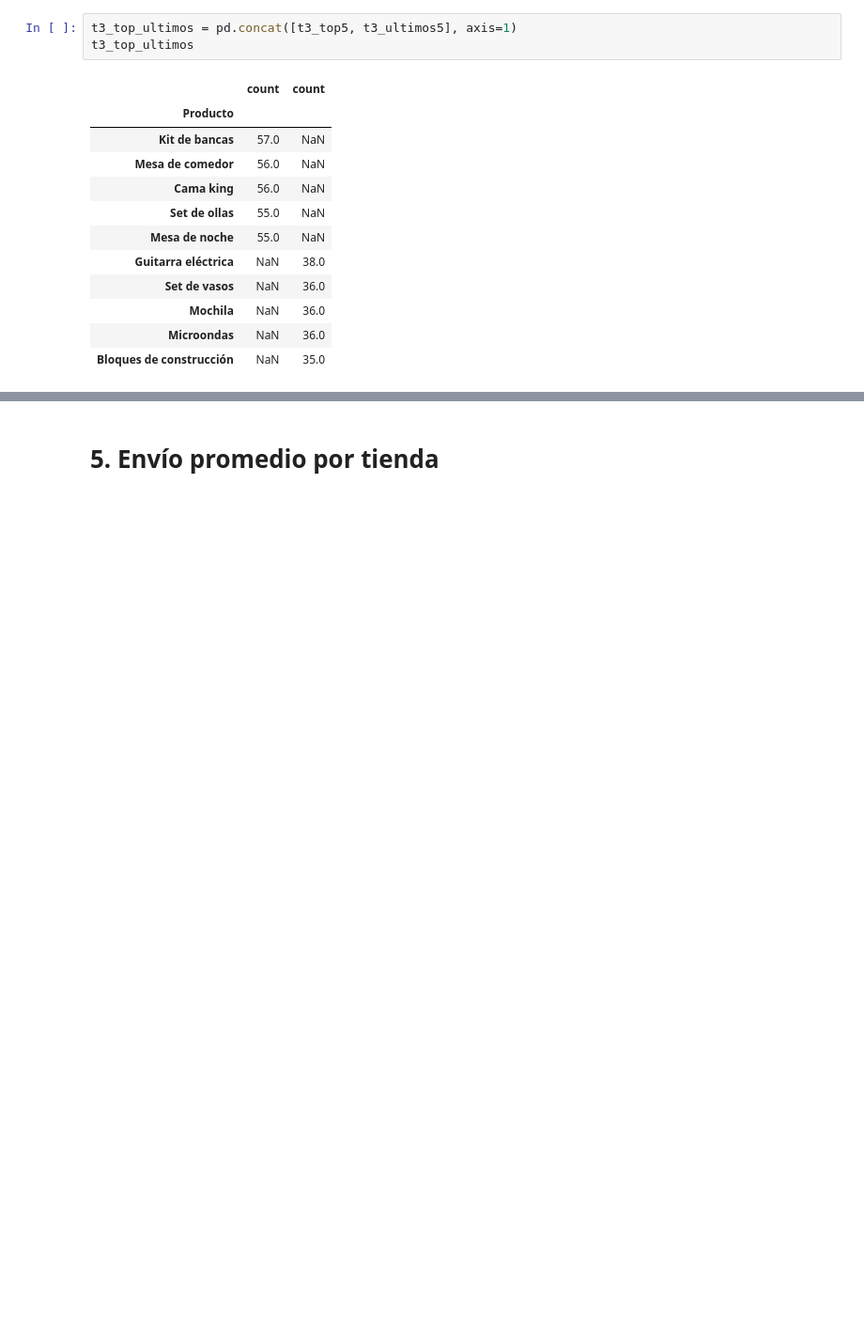
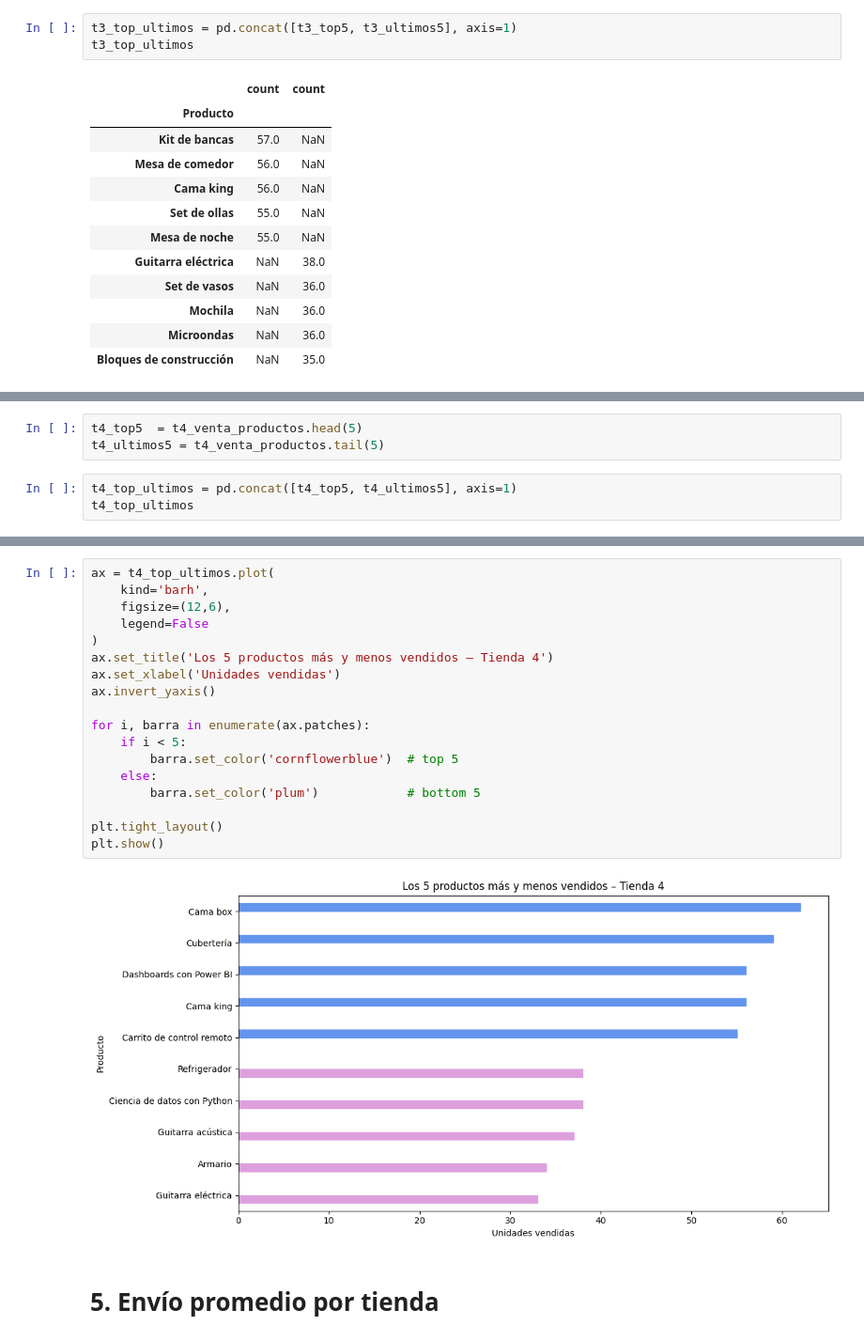
Before and after one commit to ayelar/challenge-alura-store, a Jupyter notebook: AluraStoreLatam.ipynb, the cells around one changed output, grey strips where cells are left out. Shown at 94% size. Drawn from its saved outputs; the diff is of its cells as text; blank space fills up the shorter version.

```diff
--- a/AluraStoreLatam.ipynb
+++ b/AluraStoreLatam.ipynb
@@ -549,0 +600,6 @@ t4_venta_productos
+# %%
+t4_top5  = t4_venta_productos.head(5)
+t4_ultimos5 = t4_venta_productos.tail(5)
+# %%
+t4_top_ultimos = pd.concat([t4_top5, t4_ultimos5], axis=1)
+t4_top_ultimos
@@ -550,2 +619,22 @@ t4_venta_productos
+# %%
+ax = t4_top_ultimos.plot(
+    kind='barh',
+    figsize=(12,6),
+    legend=False
+)
+ax.set_title('Los 5 productos más y menos vendidos – Tienda 4')
+ax.set_xlabel('Unidades vendidas')
+ax.invert_yaxis()
+
+for i, barra in enumerate(ax.patches):
+    if i < 5:
+        barra.set_color('cornflowerblue')  # top 5
+    else:
+        barra.set_color('plum')            # bottom 5
+
+plt.tight_layout()
+plt.show()
+# %% [output]
+[figure, added]
 # %% [markdown]
 # 5. Envío promedio por tienda
```
Also changed, not shown: parts of 13 cells of this notebook.
